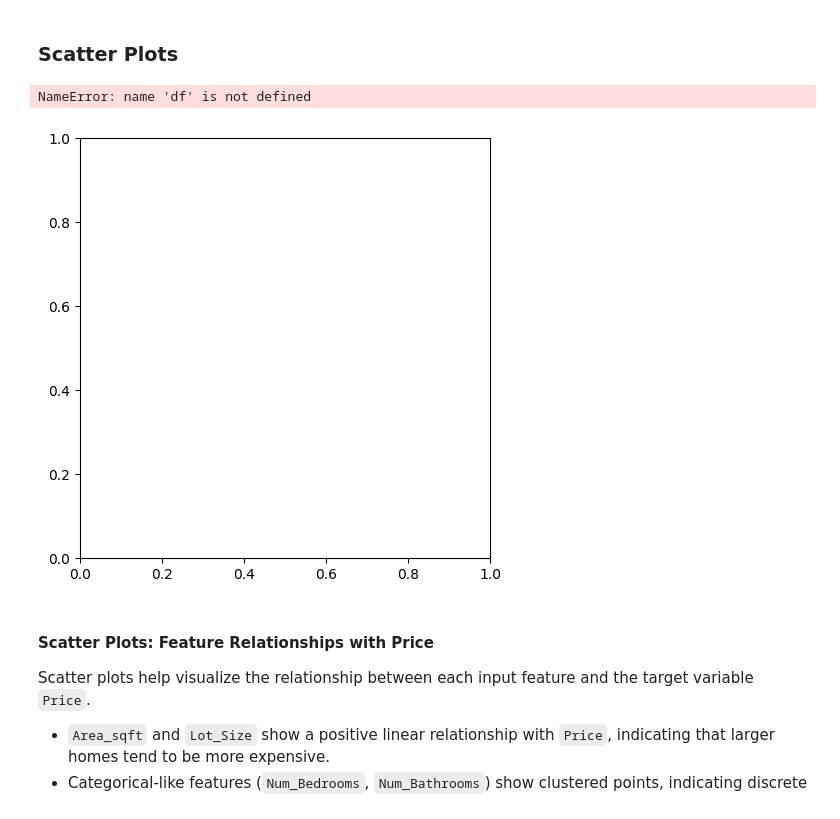
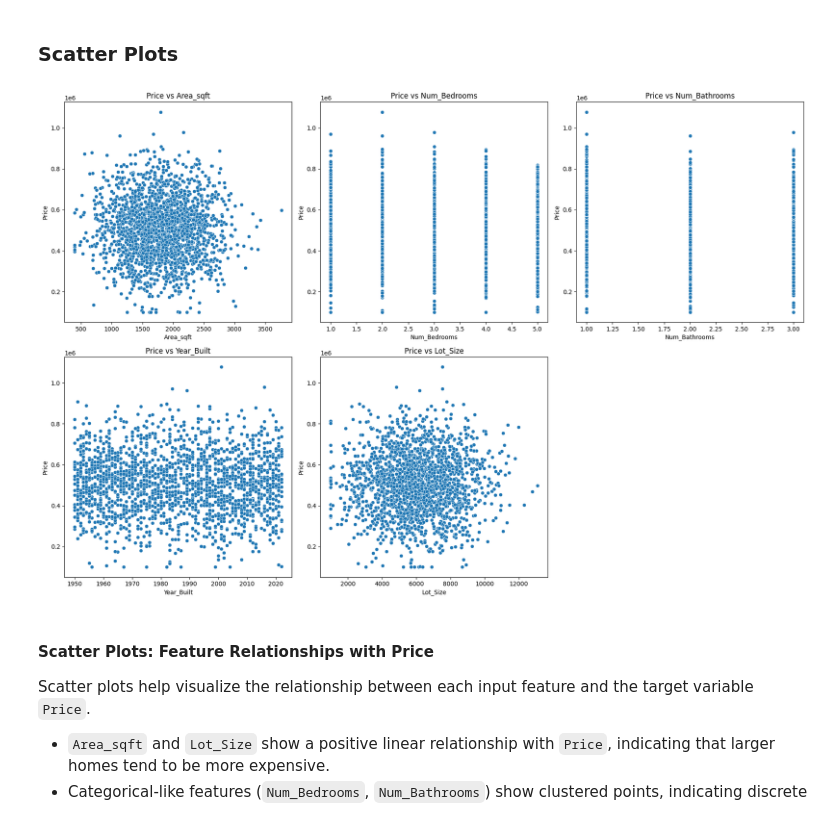
Before and after one commit to MandeepCon/MinMaxNormalization, a Jupyter notebook: MinMax_Normalization_Workshop.ipynb, the cells around one changed output. Cells and saved outputs as stored; diff of their text form; code cells hidden in the pictures.

```diff
--- a/MinMax_Normalization_Workshop.ipynb
+++ b/MinMax_Normalization_Workshop.ipynb
@@ -240,15 +240,14 @@ Boxplots are used to identify the spread and detect potential outliers in the da
 # %%
 # Create scatter plots of each feature vs Price
 plt.figure(figsize=(18, 12))
 for i, col in enumerate([c for c in numeric_cols if c != 'Price'], 1):
     plt.subplot(2, 3, i)
-    sns.scatterplot(x=housingdata[col], y=df['Price'])
+    sns.scatterplot(x=housingdata[col], y=housingdata['Price'])
     plt.title(f'Price vs {col}')
 plt.tight_layout()
 plt.show()
 # %% [output]
-NameError: name 'df' is not defined
-[figure, old version]
+[figure, new version]
 # %% [markdown]
 #### Scatter Plots: Feature Relationships with Price
 
```
